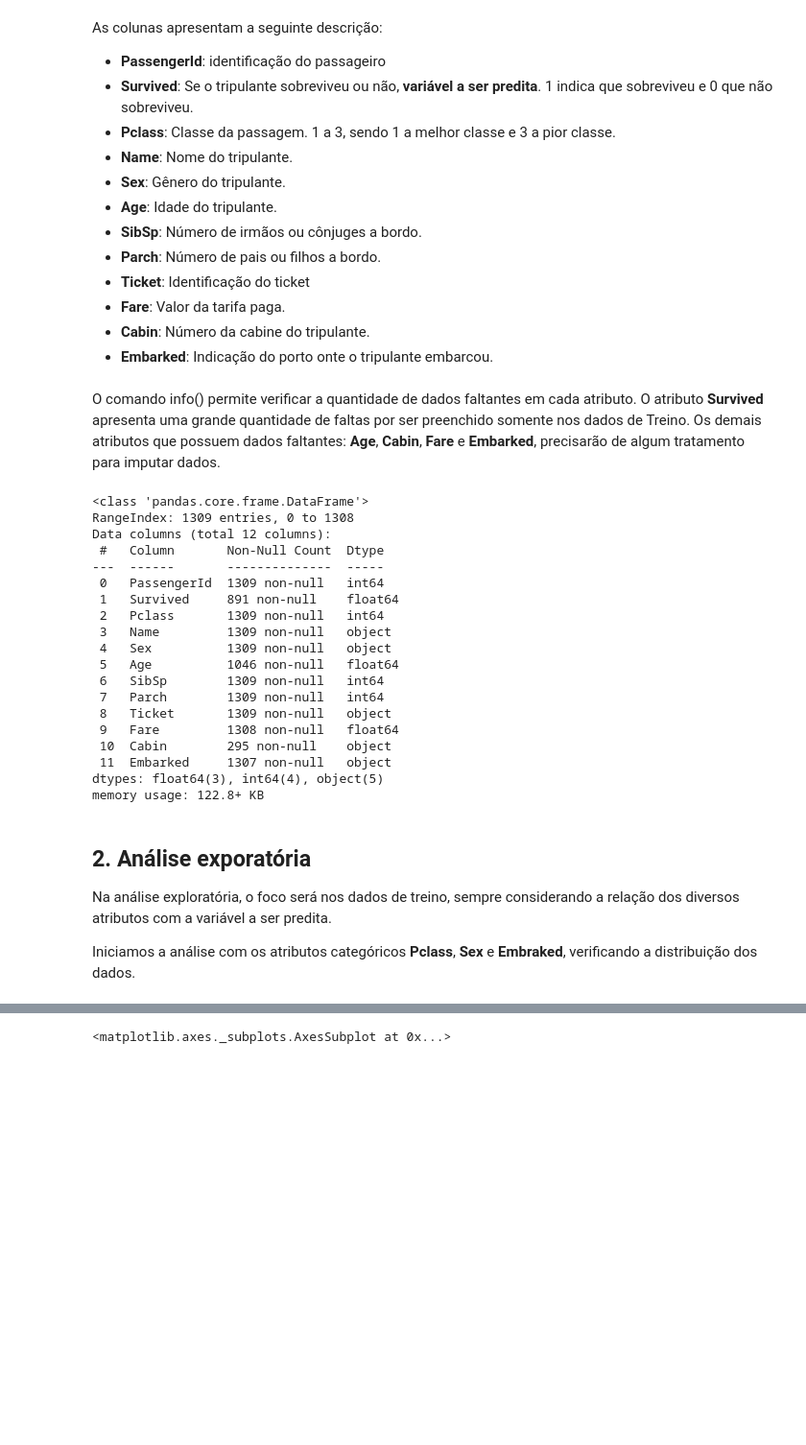
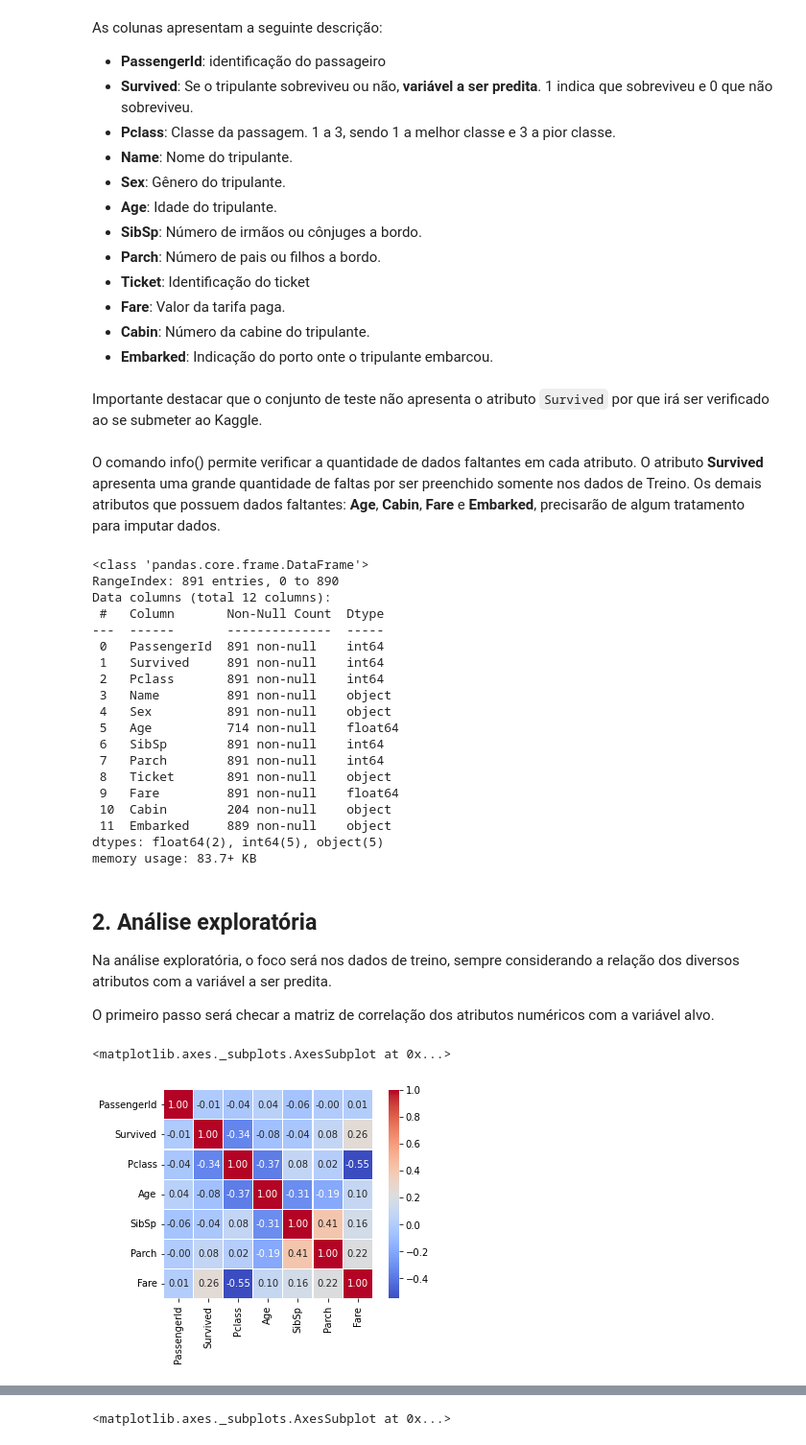
Before and after one commit to alexvaroz/data_science_alem_do_basico, a Jupyter notebook: Classificacao_Titanic.ipynb, the cells around one changed output, grey strips where cells are left out. Shown at 96% size. Saved outputs shown, nothing was run; the diff lists cells and outputs as text; code cells hidden in the pictures; blank space fills up the shorter version.

```diff
--- a/Classificacao_Titanic.ipynb
+++ b/Classificacao_Titanic.ipynb
@@ -87,33 +101,41 @@ As colunas apresentam a seguinte descrição:
 * **Fare**: Valor da tarifa paga.
 * **Cabin**: Número da cabine do tripulante.
 * **Embarked**: Indicação do porto onte o tripulante embarcou.
+# %% [markdown]
+Importante destacar que o conjunto de teste não apresenta o atributo `Survived` por que irá ser verificado ao se submeter ao Kaggle.
 # %% [markdown]
 O comando info() permite verificar a quantidade de dados faltantes em cada atributo. O atributo **Survived** apresenta uma grande quantidade de faltas por ser preenchido somente nos dados de Treino. Os demais atributos que possuem dados faltantes: **Age**, **Cabin**, **Fare** e **Embarked**, precisarão de algum tratamento para imputar dados.
 # %%
-df_merged.info()
+df.info()
 # %% [output]
 <class 'pandas.core.frame.DataFrame'>
-RangeIndex: 1309 entries, 0 to 1308
+RangeIndex: 891 entries, 0 to 890
 Data columns (total 12 columns):
  #   Column       Non-Null Count  Dtype
 ---  ------       --------------  -----
- 0   PassengerId  1309 non-null   int64
- 1   Survived     891 non-null    float64
- 2   Pclass       1309 non-null   int64
- 3   Name         1309 non-null   object
- 4   Sex          1309 non-null   object
- 5   Age          1046 non-null   float64
- 6   SibSp        1309 non-null   int64
- 7   Parch        1309 non-null   int64
- 8   Ticket       1309 non-null   object
- 9   Fare         1308 non-null   float64
- 10  Cabin        295 non-null    object
- 11  Embarked     1307 non-null   object
-dtypes: float64(3), int64(4), object(5)
-memory usage: 122.8+ KB
+ 0   PassengerId  891 non-null    int64
+ 1   Survived     891 non-null    int64
+ 2   Pclass       891 non-null    int64
+ 3   Name         891 non-null    object
+ 4   Sex          891 non-null    object
+ 5   Age          714 non-null    float64
+ 6   SibSp        891 non-null    int64
+ 7   Parch        891 non-null    int64
+ 8   Ticket       891 non-null    object
+ 9   Fare         891 non-null    float64
+ 10  Cabin        204 non-null    object
+ 11  Embarked     889 non-null    object
+dtypes: float64(2), int64(5), object(5)
+memory usage: 83.7+ KB
 # %% [markdown]
-## **2. Análise exporatória**
+## **2. Análise exploratória**
 
 Na análise exploratória, o foco será nos dados de treino, sempre considerando a relação dos diversos atributos com a variável a ser predita.
 
-Iniciamos a análise com os atributos categóricos **Pclass**, **Sex** e **Embraked**, verificando a distribuição dos dados.
+O primeiro passo será checar a matriz de correlação dos atributos numéricos com a variável alvo.
+# %%
+sns.heatmap(df.corr(), cmap='coolwarm', fmt='.2f', linewidths=0.1,
+            vmax=1.0, square=True, linecolor='white', annot=True)
+# %% [output]
+<matplotlib.axes._subplots.AxesSubplot at 0x...>
+[figure, added]
```
Also changed, not shown: parts of 56 cells of this notebook.
